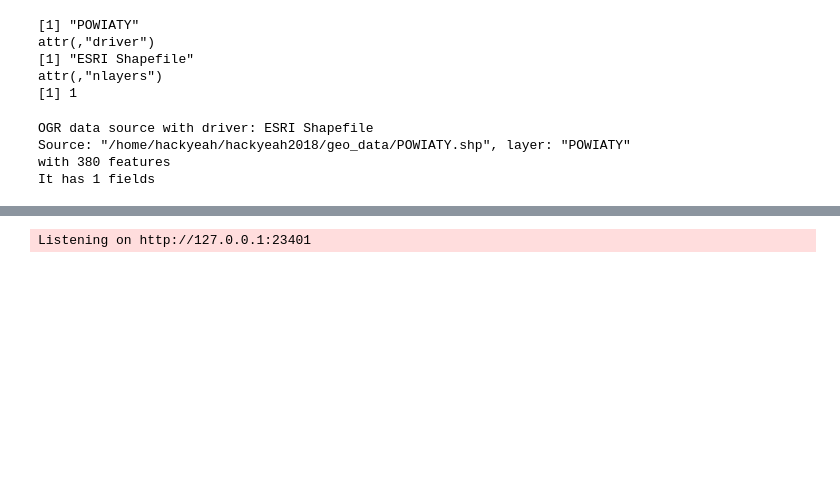
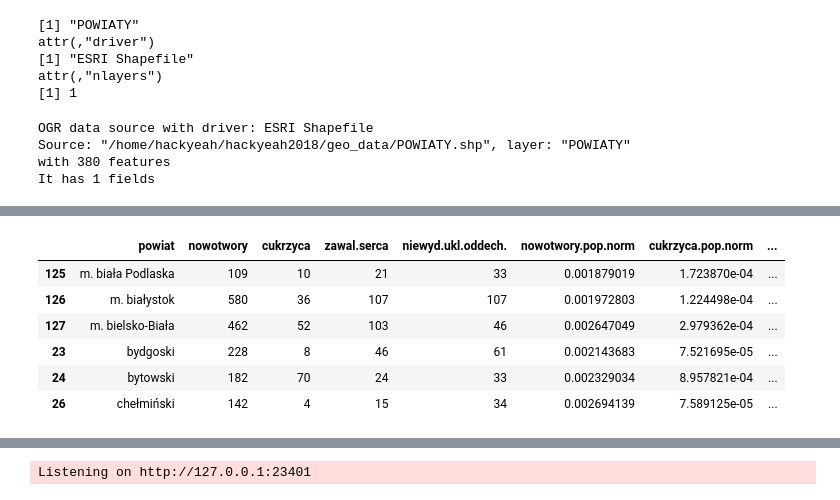
Before and after one commit to macieksk/hackyeah2018, a Jupyter notebook: R_Shiny_runApp.ipynb, the cells around one changed output, grey strips where cells are left out. Saved outputs shown, nothing was run; the diff lists cells and outputs as text; code cells hidden in the pictures; blank space fills up the shorter version.

```diff
--- a/R_Shiny_runApp.ipynb
+++ b/R_Shiny_runApp.ipynb
@@ -190,0 +261,10 @@ populacja<-read.csv(paste0(projDir,"/bdl_data/NARO_3304_CTAB_20181124191233.csv"
+# %%
+head(powiatyData)
+# %% [output]
+|  | powiat | nowotwory | cukrzyca | zawal.serca | niewyd.ukl.oddech. | nowotwory.pop.norm | cukrzyca.pop.norm | ... |
+| 125 | m. biała Podlaska | 109 | 10 | 21 | 33 | 0.001879019 | 1.723870e-04 | ... |
+| 126 | m. białystok | 580 | 36 | 107 | 107 | 0.001972803 | 1.224498e-04 | ... |
+| 127 | m. bielsko-Biała | 462 | 52 | 103 | 46 | 0.002647049 | 2.979362e-04 | ... |
+| 23 | bydgoski | 228 | 8 | 46 | 61 | 0.002143683 | 7.521695e-05 | ... |
+| 24 | bytowski | 182 | 70 | 24 | 33 | 0.002329034 | 8.957821e-04 | ... |
+| 26 | chełmiński | 142 | 4 | 15 | 34 | 0.002694139 | 7.589125e-05 | ... |
```
Also changed, not shown: parts of 9 cells of this notebook, 3 other files.
